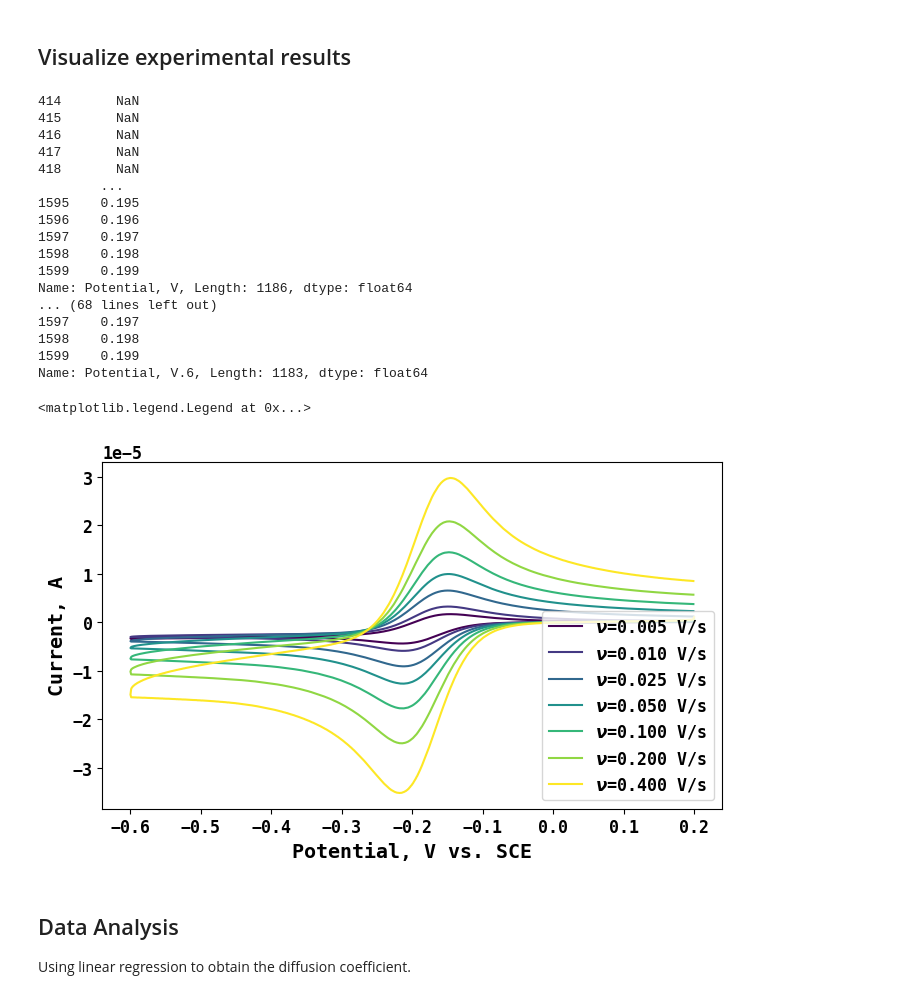
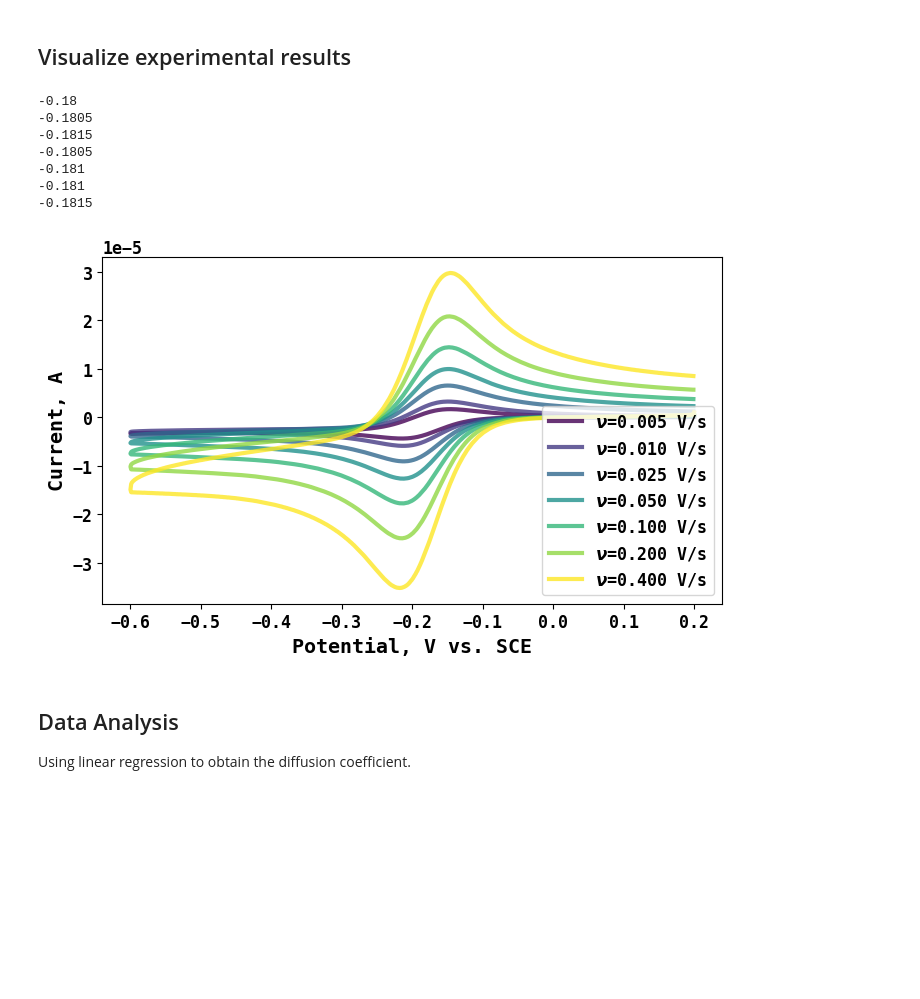
Before and after one commit to nmerovingian/FreeSim, a Jupyter notebook: Case Study/RuHe GCE macroelectrode CV/Data Analysis.ipynb, the cells around one changed output. Cells and saved outputs as stored; diff of their text form; code cells hidden in the pictures; blank space fills up the shorter version.

```diff
--- a/Case Study/RuHe GCE macroelectrode CV/Data Analysis.ipynb
+++ b/Case Study/RuHe GCE macroelectrode CV/Data Analysis.ipynb
@@ -23,53 +23,44 @@ plt.rc('font', **font)  # pass in the font dict as kwarg
 scan_rates = [0.005,0.01,0.025,0.05,0.1,0.2,0.4] # V/s
 peak_currents = [] #A, to be collected by iterating all voltammograms
 forward_scan_peak_potentials = []
 reverse_scan_peak_potentials = []
 colors = viridis(np.linspace(0,1,len(scan_rates)))
 df = pd.read_excel('RuHex CV.xlsx')
 
 
 fig, ax = plt.subplots(figsize=(8,4.5))
 
 for index, scan_rate in enumerate(scan_rates):
     #Iterate all voltammograms in this file corresponding to scans at different scan rates
-    ax.plot(df.iloc[:,2*index],df.iloc[:,2*index+1],label=f'$\\nu$={scan_rate:.3f} V/s',color=tuple(colors[index]))
+    ax.plot(df.iloc[:,2*index],df.iloc[:,2*index+1],label=f'$\\nu$={scan_rate:.3f} V/s',color=tuple(colors[index]),alpha=0.8,lw=3)
     peak_current = df.iloc[:,2*index+1].min()
     peak_currents.append(peak_current)
     forward_scan_peak_potential = df.iloc[df.iloc[:,2*index+1].idxmin(),2*index]
     forward_scan_peak_potentials.append(forward_scan_peak_potential)
     reverse_scan_peak_potential = df.iloc[df.iloc[:,2*index+1].idxmax(),2*index]
     reverse_scan_peak_potentials.append(reverse_scan_peak_potential)
 
     print((forward_scan_peak_potential+reverse_scan_peak_potential)/2)
 
     df_individual  = pd.DataFrame({'Potential, V':df.iloc[:,2*index],'Current, A':df.iloc[:,2*index+1]})
 
     df_individual.to_csv(f'./Individual Voltammograms/{scan_rate:.2E}.csv',index=False)
 
 
 ax.set_xlabel('Potential, V vs. SCE',fontsize='large',fontweight='bold')
 ax.set_ylabel('Current, A',fontsize='large',fontweight='bold')
 ax.legend()
+
+fig.savefig('RuHexCV.png',dpi=250,bbox_inches='tight')
 # %% [output]
-414       NaN
-415       NaN
-416       NaN
-417       NaN
-418       NaN
-        ...
-1595    0.195
-1596    0.196
-1597    0.197
-1598    0.198
-1599    0.199
-Name: Potential, V, Length: 1186, dtype: float64
-... (68 lines left out)
-1597    0.197
-1598    0.198
-1599    0.199
-Name: Potential, V.6, Length: 1183, dtype: float64
+-0.18
+-0.1805
+-0.1815
+-0.1805
+-0.181
+-0.181
+-0.1815
-<matplotlib.legend.Legend at 0x...>
-[figure, old version]
+[figure, new version]
 # %% [markdown]
 ## Data Analysis
 Using linear regression to obtain the diffusion coefficient.
```
Also changed, not shown: parts of 1 cell of this notebook, 4 other files.
